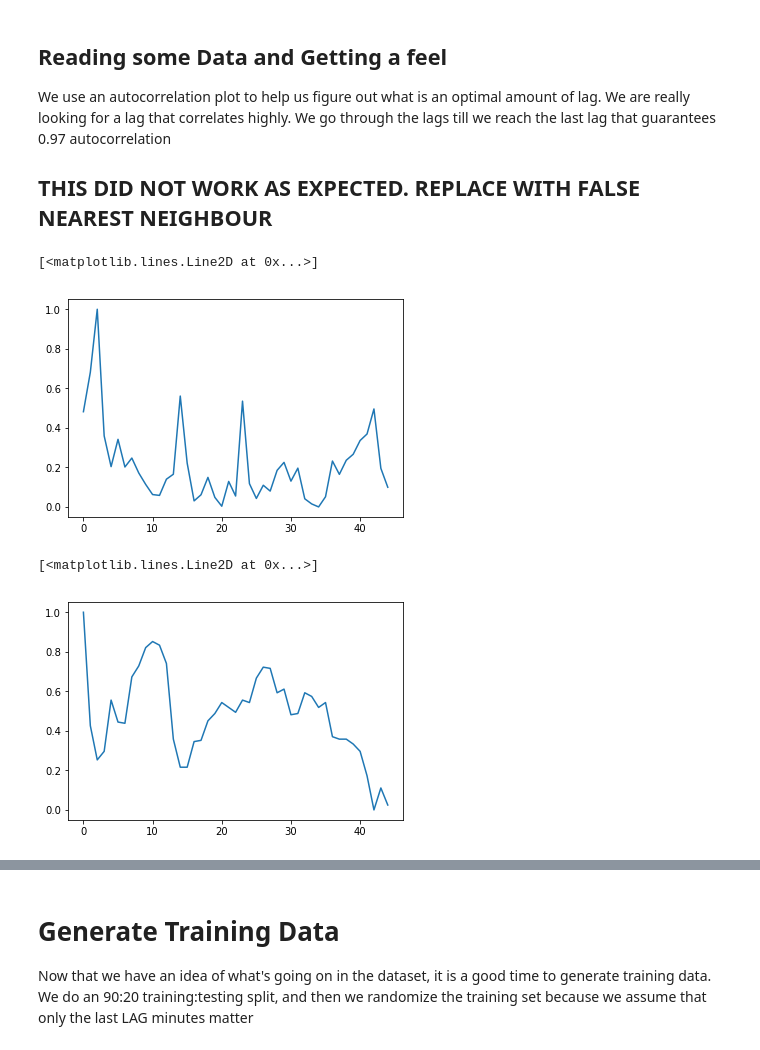
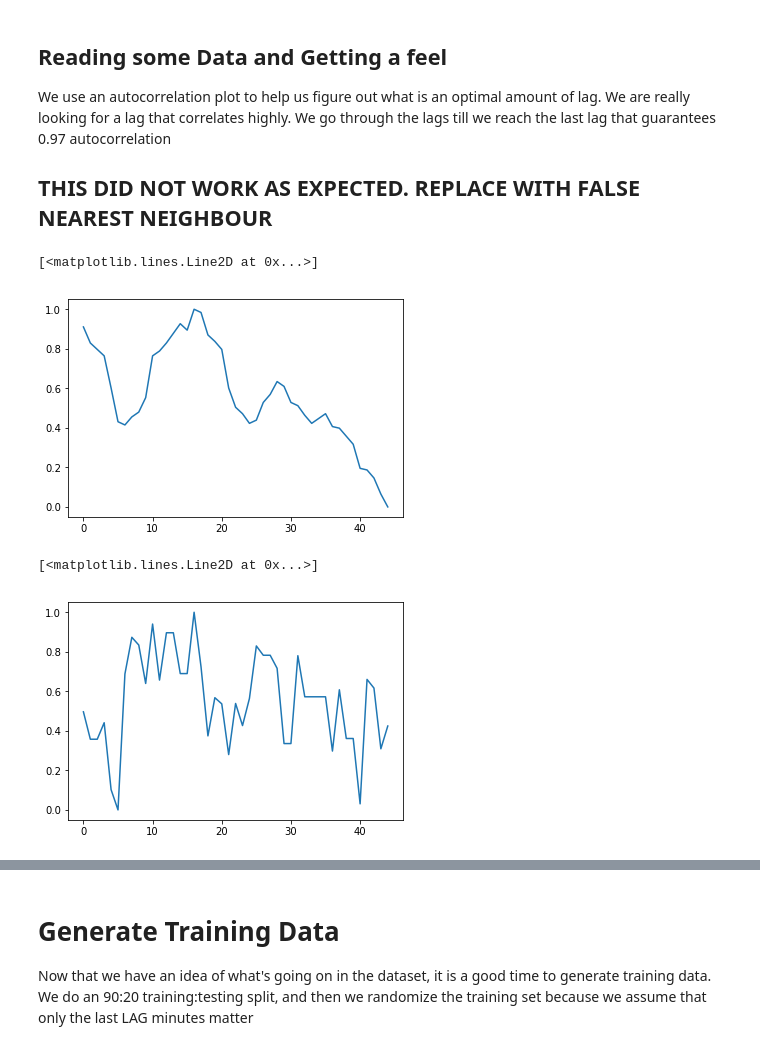
Before and after one commit to s2c/MetaAlgo, a Jupyter notebook: TradingSystemV3-Copy1.ipynb, the cells around one changed output, grey strips where cells are left out. Saved outputs shown, nothing was run; the diff lists cells and outputs as text; code cells hidden in the pictures.

```diff
--- a/TradingSystemV3-Copy1.ipynb
+++ b/TradingSystemV3-Copy1.ipynb
@@ -135,7 +127,7 @@ dat = pd.read_sql(query,engine)
 dat.datetime= dat.datetime.dt.tz_convert('Asia/Calcutta')
 # utc = pytz.UTC
 startDate = dt.datetime(2014,3,8)
-endDate = dt.datetime(2018,3,17)
+endDate = dt.datetime(2017,12,31)
 backTestStart = endDate
 backTestEnd = endDate + dt.timedelta(days=7*4*10)
 res = dat[(dat['datetime'] > startDate) & (dat['datetime'] < endDate)]
@@ -145,4 +137,5 @@ vol = res['volume']
 openP = res['open']
 high = res['high']
 low = res['low']
+data = res['close']
 # res.tail(100)
@@ -149,3 +157,10 @@ low = res['low']
+# %%
+close5SMA = close5SMA.drop(range(0,indexDrop),errors='ignore')
+close20SMA = close20SMA.drop(range(0,indexDrop),errors='ignore')
+close5RSI = close5RSI.drop(range(0,indexDrop),errors='ignore')
+close20RSI = close20RSI.drop(range(0,indexDrop),errors='ignore')
+obv = obv.drop(range(0,indexDrop),errors='ignore')
+data = data.drop(range(0,indexDrop),errors='ignore')
 # %% [markdown]
 ## Some Helper Functions
 
@@ -166,7 +181,7 @@ We use an autocorrelation plot to help us figure out what is an optimal amount o
 # %%
 # # Setup Parameters
 dataInit = res # Read the stock price data. This is 1 minute data
-data = dataInit['close'] # extract the 'close' column as a Pandas series
+# data = dataInit['close'] # extract the 'close' column as a Pandas series
 # plt.figure()
 # pd.tools.plotting.lag_plot(data) # Lag plot to check randomness
 # plt.figure()
@@ -179,51 +194,35 @@ data = dataInit['close'] # extract the 'close' column as a Pandas series
 #     lag = 120 #nice round 2  hour intervals
 # print(lag)
 lag = 45
-lookahead = 20
+lookahead = 15
 flat = 1.5
 series = timeseriesLagged(data,lag + lookahead-1) # Generate the lagged series
-vols = timeseriesLagged(vol,lag + lookahead-1)
-lows = timeseriesLagged(low,lag + lookahead-1)
-opens = timeseriesLagged(openP,lag+lookahead-1)
-highs = timeseriesLagged(high,lag+lookahead-1)
+close5SMAs = timeseriesLagged(close5SMA,lag + lookahead-1)
+close20SMAs = timeseriesLagged(close20SMA,lag + lookahead-1)
+close5RSIs = timeseriesLagged(close5RSI,lag+lookahead-1)
+close20RSIs = timeseriesLagged(close20RSI,lag+lookahead-1)
+obvs = timeseriesLagged(obv,lag+lookahead-1)
 # res.tail(10)
 # %%
 # generate the series for volumes. We need to drop the last column at some point as it is irrelevant.
-volsSeries = binarizeTime(vols,0,lookahead = lookahead, flat= flat)
-volsSeries = volsSeries.drop(str(lag+1),axis=1)
-#standardize
-#
-# volsSeries = pywt.dwt(volsSeries,'haar',3)[0] #+ pywt.dwt(volsSeries,'haar',3)[1]
-volsSeries = skp.minmax_scale(volsSeries,axis=1)
-# wtVols = np.transpose(wt,(1,2,0))
-# np.shape(pywt.dwt(volsSeries,'fbsp1')[1])
-# volsSeries.shape
-# wavelet = modwt('db2')
-# volsTransformed=pywt.dwt(volsSeries,wavelet)
-# np.shape(volsTransformed)
-# plt.plot(wtVols[0])
-plt.plot(volsSeries[0])
+close5SMASeries = binarizeTime(close5SMAs,0,lookahead = lookahead, flat= flat)
+close5SMASeries = close5SMASeries.drop(str(lag+1),axis=1)
+
+close5SMASeries = skp.minmax_scale(close5SMASeries,axis=1)
+
+plt.plot(close5SMASeries[0])
 # %% [output]
 [<matplotlib.lines.Line2D at 0x...>]
-[figure, old version]
+[figure, new version]
 # %%
 # generate the series for volumes. We need to drop the last column at some point as it is irrelevant.
-lowsSeries = binarizeTime(lows,0,lookahead = lookahead, flat= flat)
-lowsSeries = lowsSeries.drop(str(lag+1),axis=1)
-#standardize
-#
-# volsSeries = pywt.dwt(volsSeries,'haar',3)[0] #+ pywt.dwt(volsSeries,'haar',3)[1]
-lowsSeries = skp.minmax_scale(lowsSeries,axis=1)
-# wtVols = np.transpose(wt,(1,2,0))
-# np.shape(pywt.dwt(volsSeries,'fbsp1')[1])
-# volsSeries.shape
-# wavelet = modwt('db2')
-# volsTransformed=pywt.dwt(volsSeries,wavelet)
-# np.shape(volsTransformed)
-# plt.plot(wtVols[0])
-plt.plot(lowsSeries[0])
+close5RSISeries = binarizeTime(close5RSIs,0,lookahead = lookahead, flat= flat)
+close5RSISeries = close5RSISeries.drop(str(lag+1),axis=1)
+close5RSISeries = skp.minmax_scale(close5RSISeries,axis=1)
+
+plt.plot(close5RSISeries[0])
 # %% [output]
 [<matplotlib.lines.Line2D at 0x...>]
-[figure, old version]
+[figure, new version]
 # %%
 # generate the series for volumes. We need to drop the last column at some point as it is irrelevant.
```
Also changed, not shown: parts of 50 cells of this notebook, 8 other files.
